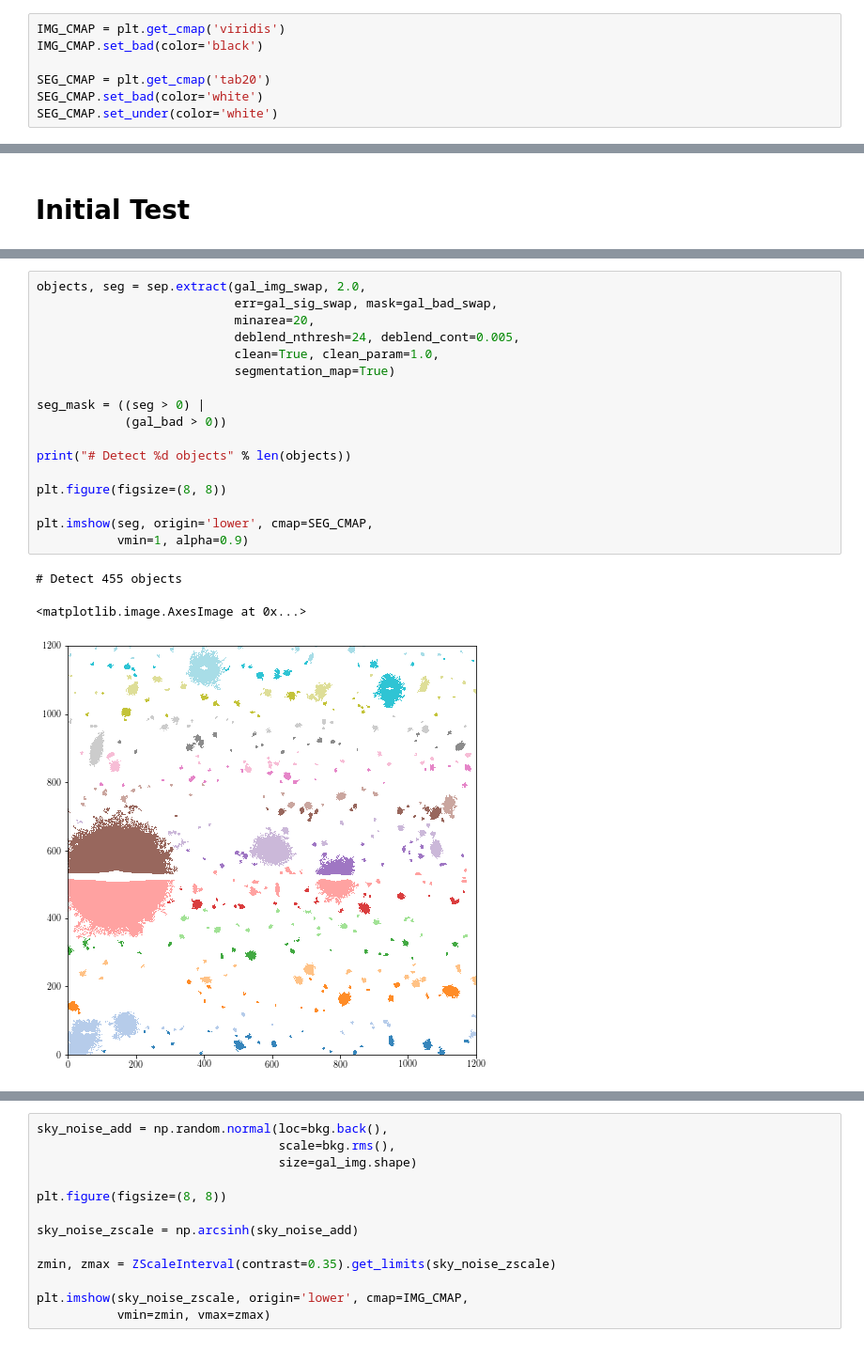
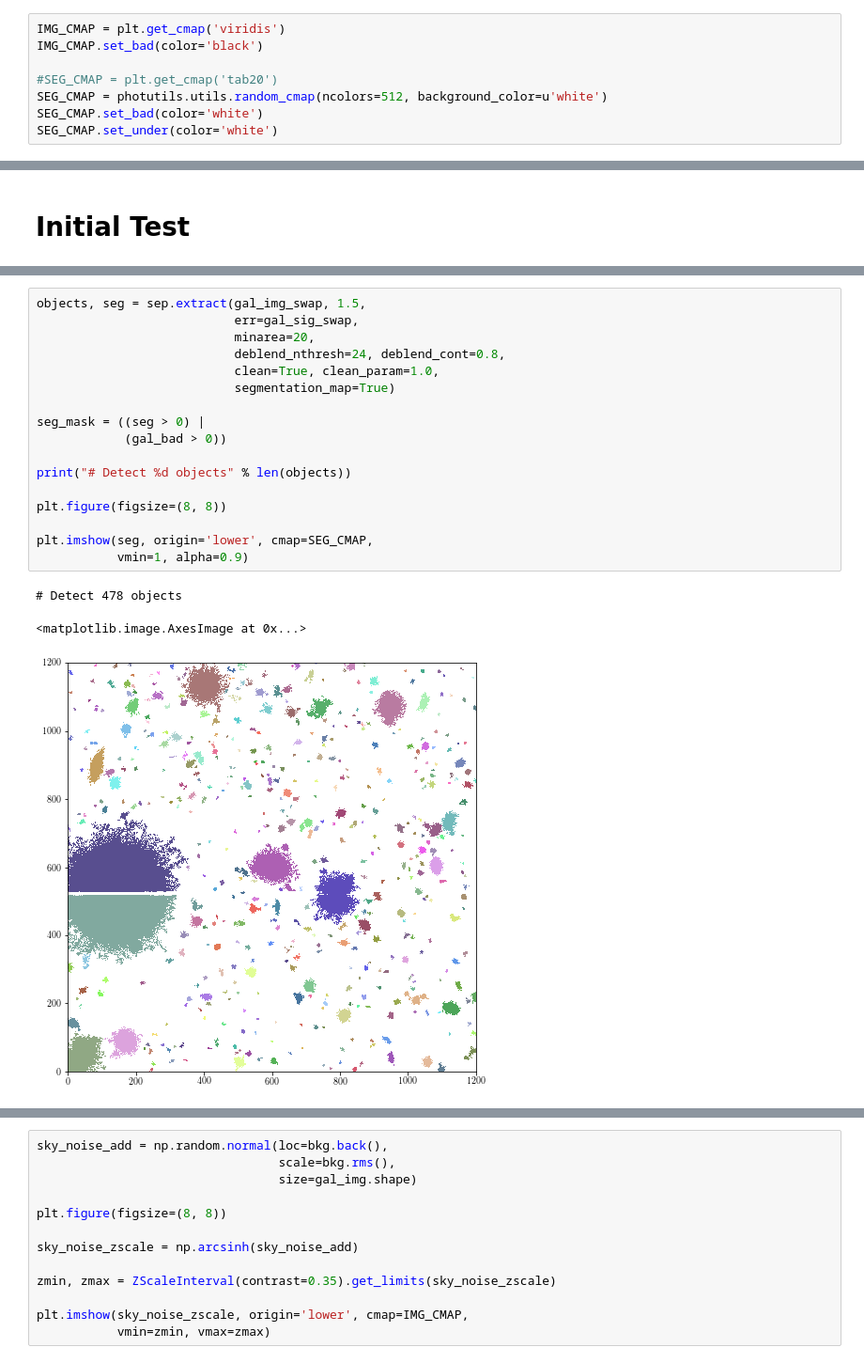
Before and after one commit to dr-guangtou/kungpao, a Jupyter notebook: demo/kungpao_footprint_noise_replace.ipynb, the cells around one changed output, grey strips where cells are left out. Shown at 94% size. Drawn from its saved outputs; the diff is of its cells as text.

```diff
--- a/demo/kungpao_footprint_noise_replace.ipynb
+++ b/demo/kungpao_footprint_noise_replace.ipynb
@@ -77,7 +80,8 @@ from scipy.interpolate import LSQUnivariateSpline
 IMG_CMAP = plt.get_cmap('viridis')
 IMG_CMAP.set_bad(color='black')
 
-SEG_CMAP = plt.get_cmap('tab20')
+#SEG_CMAP = plt.get_cmap('tab20')
+SEG_CMAP = photutils.utils.random_cmap(ncolors=512, background_color=u'white')
 SEG_CMAP.set_bad(color='white')
 SEG_CMAP.set_under(color='white')
 # %% [markdown]
@@ -119,24 +175,24 @@ plt.imshow(gal_img_zscale, origin='lower', cmap=IMG_CMAP,
 # %%
-objects, seg = sep.extract(gal_img_swap, 2.0,
-                           err=gal_sig_swap, mask=gal_bad_swap,
+objects, seg = sep.extract(gal_img_swap, 1.5,
+                           err=gal_sig_swap,
                            minarea=20,
-                           deblend_nthresh=24, deblend_cont=0.005,
+                           deblend_nthresh=24, deblend_cont=0.8,
                            clean=True, clean_param=1.0,
                            segmentation_map=True)
 
 seg_mask = ((seg > 0) |
             (gal_bad > 0))
 
 print("# Detect %d objects" % len(objects))
 
 plt.figure(figsize=(8, 8))
 
 plt.imshow(seg, origin='lower', cmap=SEG_CMAP,
            vmin=1, alpha=0.9)
 # %% [output]
-# Detect 455 objects
+# Detect 478 objects
 <matplotlib.image.AxesImage at 0x...>
-[figure, old version]
+[figure, new version]
 # %%
 bkg = sep.Background(gal_img_swap,
                      mask=seg_mask, maskthresh=0,
```
Also changed, not shown: parts of 8 cells of this notebook.
